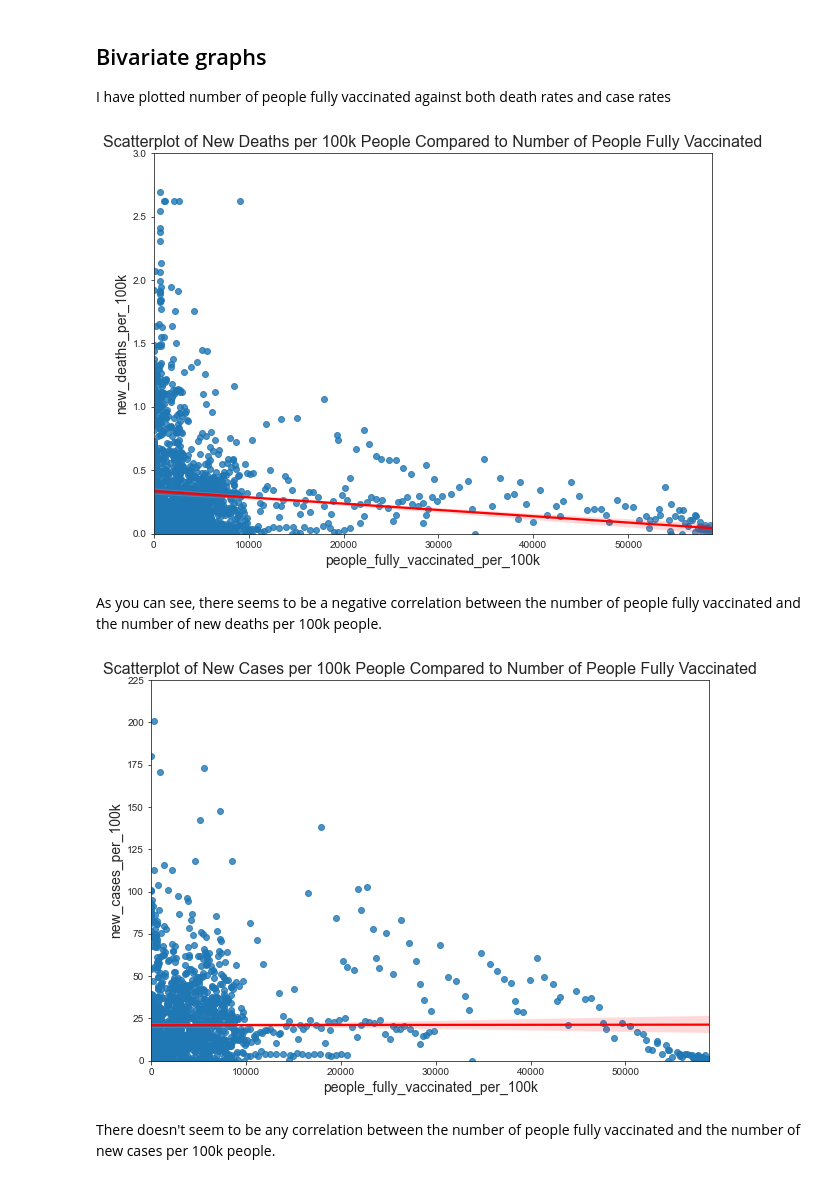
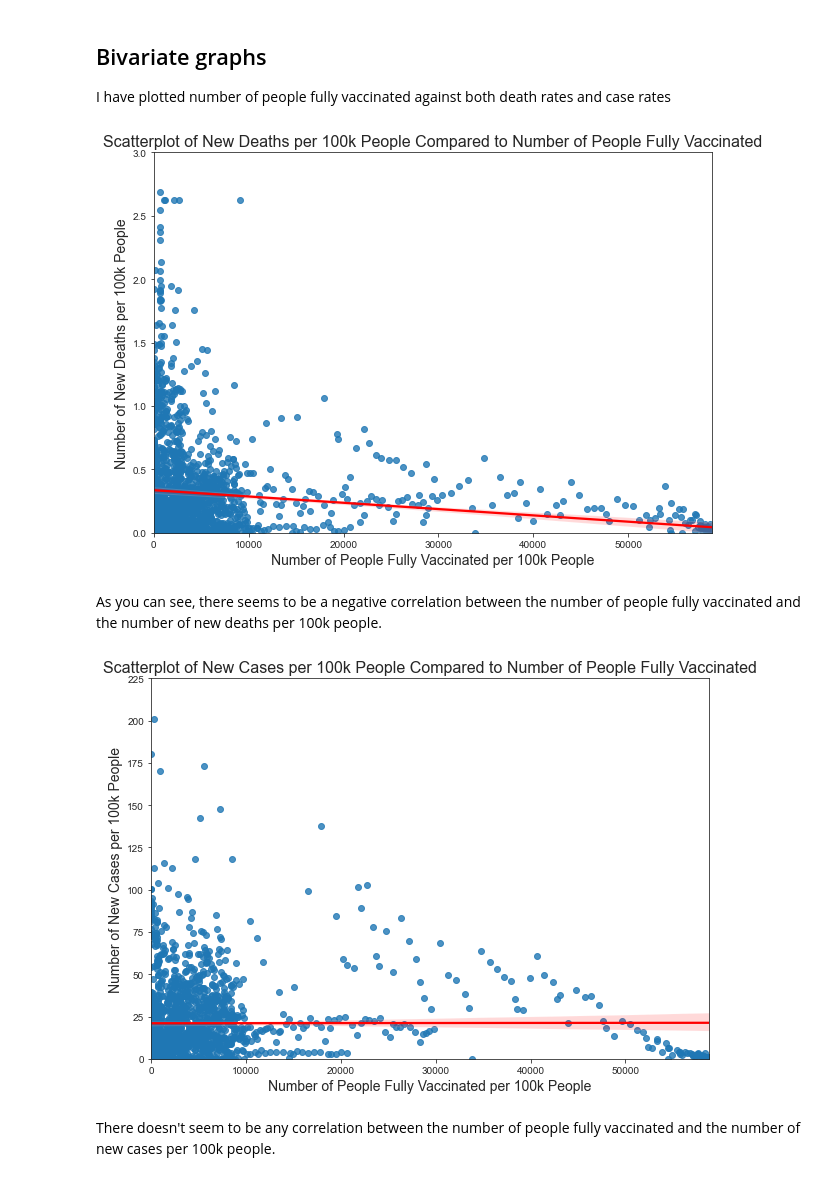
Before and after one commit to RatatoskRagnarok/Wesleyan_course, a Jupyter notebook: Assignment_4.ipynb, the cells around one changed output. Drawn from its saved outputs; the diff is of its cells as text; code cells hidden in the pictures.

```diff
--- a/Assignment_4.ipynb
+++ b/Assignment_4.ipynb
@@ -177,23 +177,24 @@ I have plotted number of people fully vaccinated against both death rates and ca
 # %%
 fig, ax = plt.subplots(figsize=(10, 7))
 ax.set_ylim(0, 3)
 plt.title('Scatterplot of New Deaths per 100k People Compared to Number of People Fully Vaccinated', size=16)
+sns.regplot(data=dfx, x='people_fully_vaccinated_per_100k', y='new_deaths_per_100k', line_kws={'color':'red'})
 plt.xlabel(xlabel='Number of People Fully Vaccinated per 100k People', size=14)
-plt.ylabel('Number of New Deaths per 100k People', size=14)
-_ = sns.regplot(data=dfx, x='people_fully_vaccinated_per_100k', y='new_deaths_per_100k', line_kws={'color':'red'})
+_ = plt.ylabel('Number of New Deaths per 100k People', size=14)
 # %% [output]
-[figure, old version]
+[figure, new version]
 # %% [markdown]
 As you can see, there seems to be a negative correlation between the number of people fully vaccinated and the number of new deaths per 100k people.
 # %%
 fig, ax = plt.subplots(figsize=(10, 7))
 ax.set_ylim(0, 225)
 plt.title('Scatterplot of New Cases per 100k People Compared to Number of People Fully Vaccinated', size=16)
+
+sns.regplot(data=dfx, x='people_fully_vaccinated_per_100k', y='new_cases_per_100k', line_kws={'color':'red'})
 plt.xlabel(xlabel='Number of People Fully Vaccinated per 100k People', size=14)
-plt.ylabel('Number of New Cases per 100k People', size=14)
-_ = sns.regplot(data=dfx, x='people_fully_vaccinated_per_100k', y='new_cases_per_100k', line_kws={'color':'red'})
+_ = plt.ylabel('Number of New Cases per 100k People', size=14)
 # %% [output]
-[figure, old version]
+[figure, new version]
 # %% [markdown]
 There doesn't seem to be any correlation between the number of people fully vaccinated and the number of new cases per 100k people.
 # %% [markdown]
```
